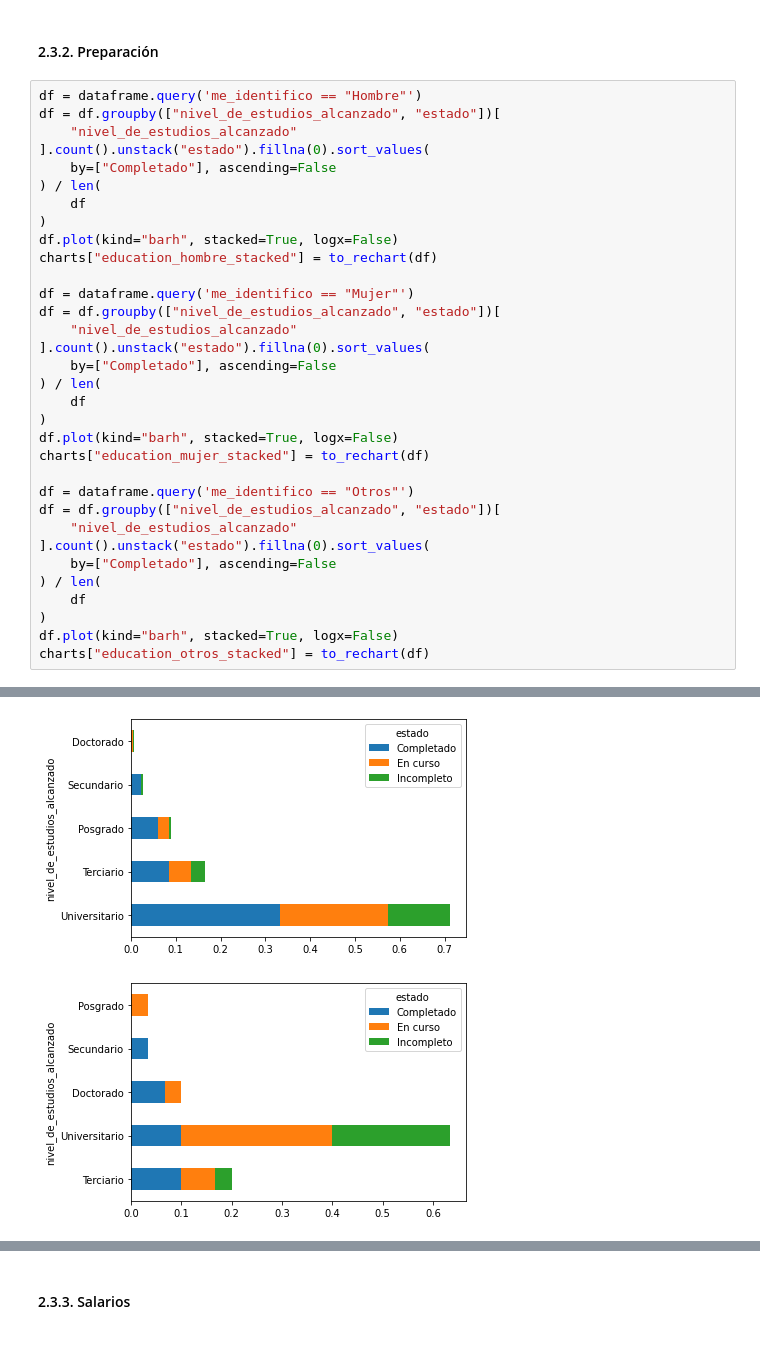
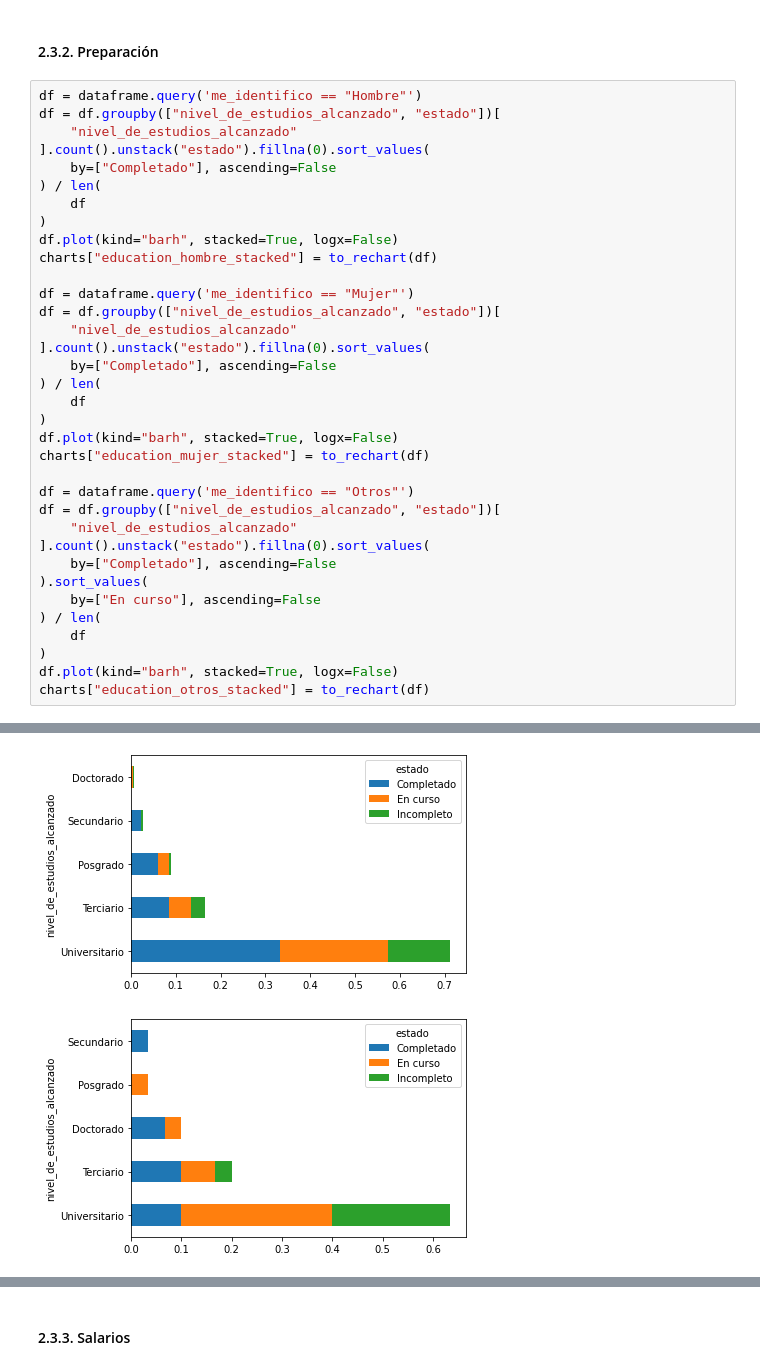
Before and after one commit to lucianacastro/openqube-sueldos, a Jupyter notebook: pipeline/data-analysis.ipynb, the cells around one changed output, grey strips where cells are left out. Cells and saved outputs as stored; diff of their text form.

```diff
--- a/pipeline/data-analysis.ipynb
+++ b/pipeline/data-analysis.ipynb
@@ -1435,34 +1436,36 @@ df = df.groupby(["nivel_de_estudios_alcanzado", "estado"])[
 ) / len(
     df
 )
 df.plot(kind="barh", stacked=True, logx=False)
 charts["education_hombre_stacked"] = to_rechart(df)
 
 df = dataframe.query('me_identifico == "Mujer"')
 df = df.groupby(["nivel_de_estudios_alcanzado", "estado"])[
     "nivel_de_estudios_alcanzado"
 ].count().unstack("estado").fillna(0).sort_values(
     by=["Completado"], ascending=False
 ) / len(
     df
 )
 df.plot(kind="barh", stacked=True, logx=False)
 charts["education_mujer_stacked"] = to_rechart(df)
 
 df = dataframe.query('me_identifico == "Otros"')
 df = df.groupby(["nivel_de_estudios_alcanzado", "estado"])[
     "nivel_de_estudios_alcanzado"
 ].count().unstack("estado").fillna(0).sort_values(
     by=["Completado"], ascending=False
+).sort_values(
+    by=["En curso"], ascending=False
 ) / len(
     df
 )
 df.plot(kind="barh", stacked=True, logx=False)
 charts["education_otros_stacked"] = to_rechart(df)
 # %% [output]
 [figure]
 [figure]
-[figure, old version]
+[figure, new version]
 [interactive output not drawn]
 # %% [markdown]
 #### 2.3.3. Salarios
```
Also changed, not shown: parts of 8 cells of this notebook, 1 other file.
